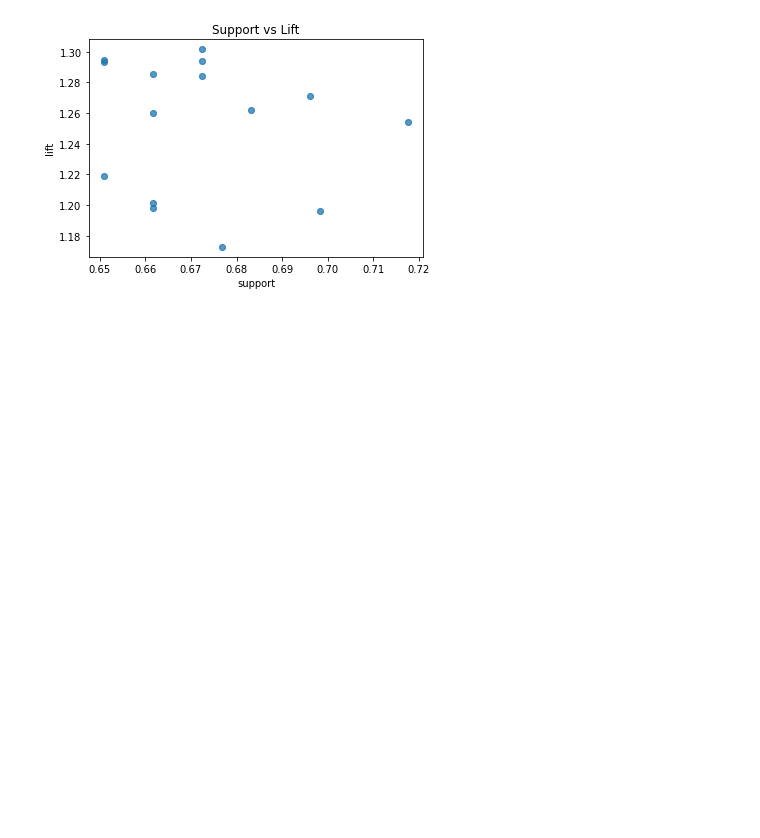
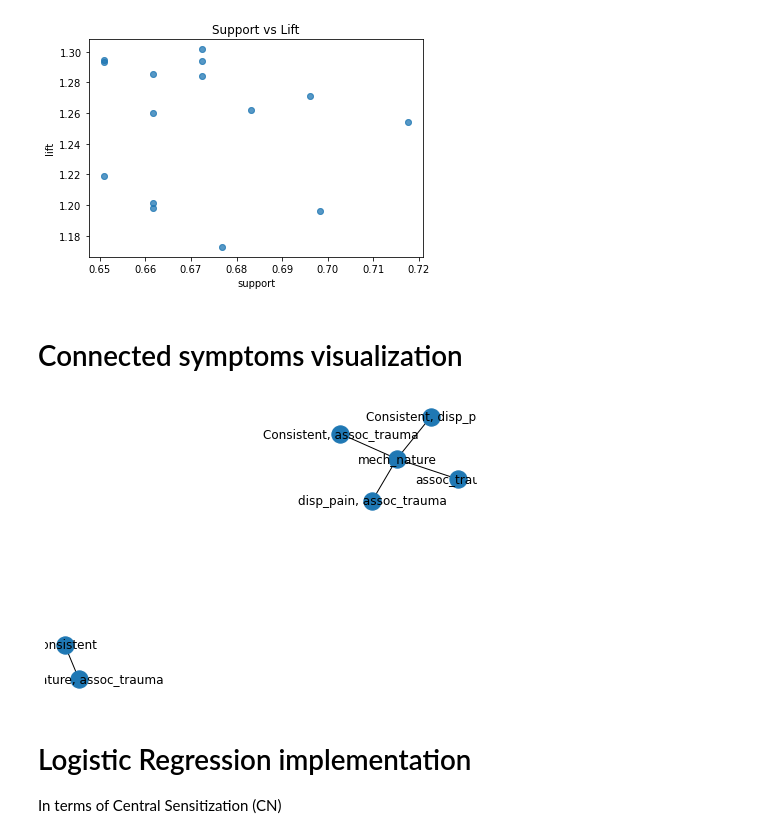
Before and after one commit to AmitHasanShuvo/Machine-Learning-Projects, a Jupyter notebook: Musculoskeletan Pain /musculoskeletal_pain.ipynb, the cells around one changed output. Saved outputs shown, nothing was run; the diff lists cells and outputs as text; code cells hidden in the pictures; blank space fills up the shorter version.

```diff
--- a/Musculoskeletan Pain /musculoskeletal_pain.ipynb
+++ b/Musculoskeletan Pain /musculoskeletal_pain.ipynb
@@ -126,3 +186,26 @@ plt.title('Support vs Lift')
 plt.show()
 # %% [output]
 [figure]
+# %% [markdown]
+# Connected symptoms visualization
+# %%
+import networkx as nx
+# importing matplotlib.pyplot
+import matplotlib.pyplot as plt
+
+g = nx.Graph()
+
+g.add_edge ('Consistent, assoc_trauma', 'mech_nature')
+g.add_edge('disp_pain, assoc_trauma', 'mech_nature')
+g.add_edge('Consistent, disp_pain', 'mech_nature')
+g.add_edge('assoc_trauma','mech_nature')
+g.add_edge('mech_nature, assoc_trauma', 'Consistent')
+
+
+nx.draw(g, with_labels = True)
+# %% [output]
+[figure, added]
+# %% [markdown]
+# Logistic Regression implementation
+
+In terms of Central Sensitization (CN)
```
Also changed, not shown: parts of 52 cells of this notebook.
